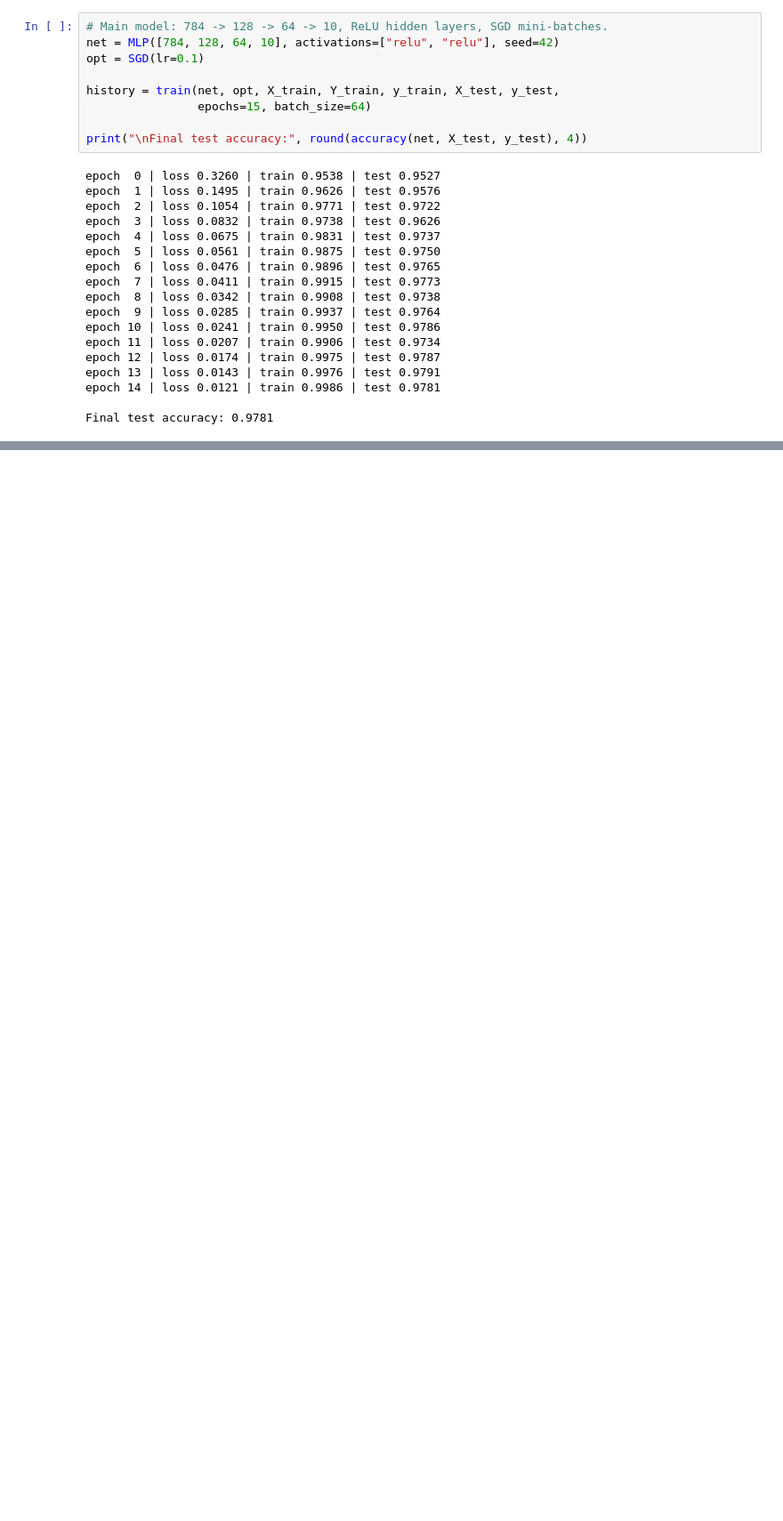
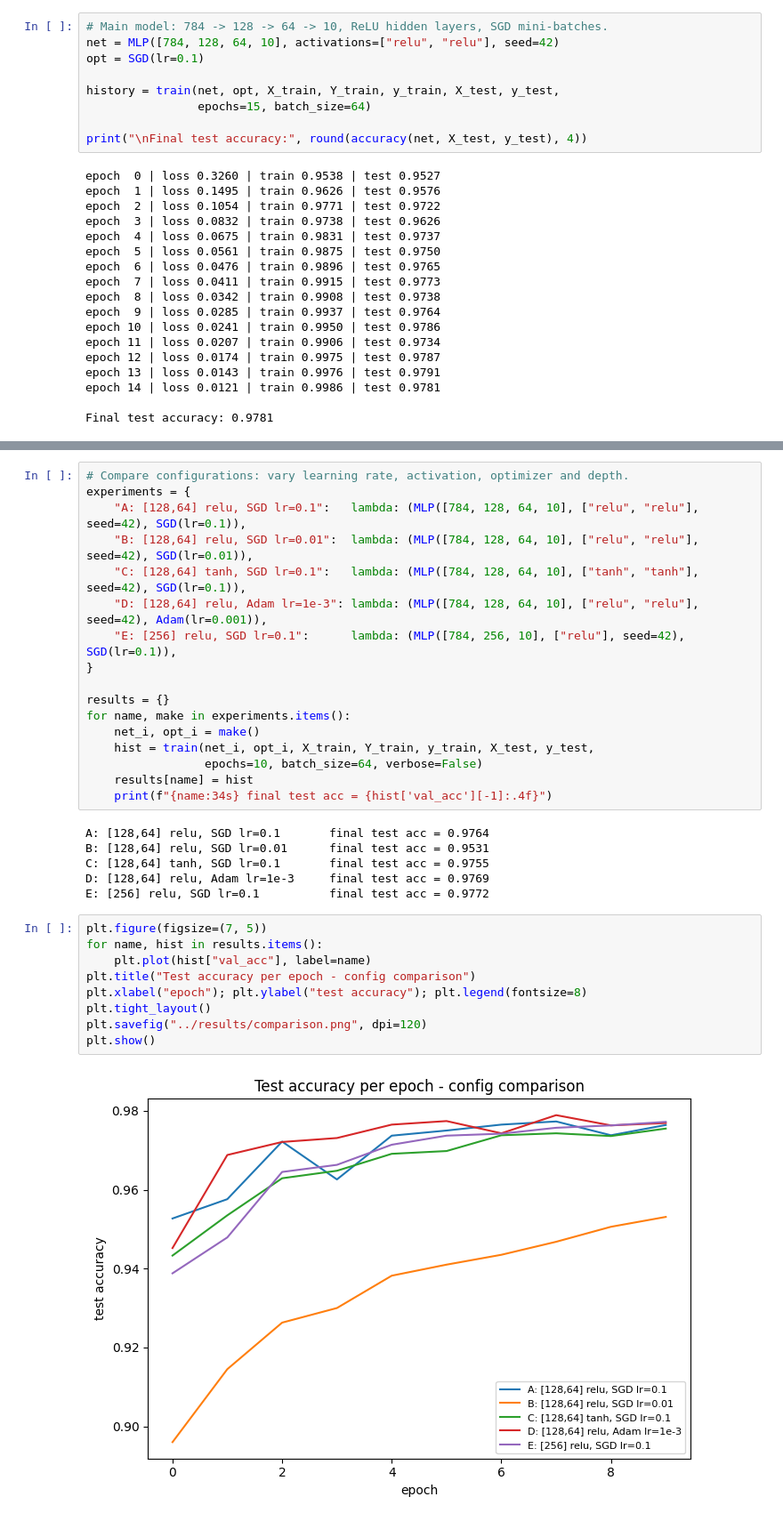
Before and after one commit to Reimar-Coelho/MLP-From-Scratch, a Jupyter notebook: notebooks/experimentos.ipynb, the cells around one changed output, grey strips where cells are left out. Shown at 89% size. Drawn from its saved outputs; the diff is of its cells as text; blank space fills up the shorter version.

```diff
--- a/notebooks/experimentos.ipynb
+++ b/notebooks/experimentos.ipynb
@@ -198,0 +226,34 @@ Final test accuracy: 0.9781
+# %%
+# Compare configurations: vary learning rate, activation, optimizer and depth.
+experiments = {
+    "A: [128,64] relu, SGD lr=0.1":   lambda: (MLP([784, 128, 64, 10], ["relu", "relu"], seed=42), SGD(lr=0.1)),
+    "B: [128,64] relu, SGD lr=0.01":  lambda: (MLP([784, 128, 64, 10], ["relu", "relu"], seed=42), SGD(lr=0.01)),
+    "C: [128,64] tanh, SGD lr=0.1":   lambda: (MLP([784, 128, 64, 10], ["tanh", "tanh"], seed=42), SGD(lr=0.1)),
+    "D: [128,64] relu, Adam lr=1e-3": lambda: (MLP([784, 128, 64, 10], ["relu", "relu"], seed=42), Adam(lr=0.001)),
+    "E: [256] relu, SGD lr=0.1":      lambda: (MLP([784, 256, 10], ["relu"], seed=42), SGD(lr=0.1)),
+}
+
+results = {}
+for name, make in experiments.items():
+    net_i, opt_i = make()
+    hist = train(net_i, opt_i, X_train, Y_train, y_train, X_test, y_test,
+                 epochs=10, batch_size=64, verbose=False)
+    results[name] = hist
+    print(f"{name:34s} final test acc = {hist['val_acc'][-1]:.4f}")
+# %% [output]
+A: [128,64] relu, SGD lr=0.1       final test acc = 0.9764
+B: [128,64] relu, SGD lr=0.01      final test acc = 0.9531
+C: [128,64] tanh, SGD lr=0.1       final test acc = 0.9755
+D: [128,64] relu, Adam lr=1e-3     final test acc = 0.9769
+E: [256] relu, SGD lr=0.1          final test acc = 0.9772
+# %%
+plt.figure(figsize=(7, 5))
+for name, hist in results.items():
+    plt.plot(hist["val_acc"], label=name)
+plt.title("Test accuracy per epoch - config comparison")
+plt.xlabel("epoch"); plt.ylabel("test accuracy"); plt.legend(fontsize=8)
+plt.tight_layout()
+plt.savefig("../results/comparison.png", dpi=120)
+plt.show()
+# %% [output]
+[figure, added]
```
Also changed, not shown: parts of 6 cells of this notebook, 5 other files.
